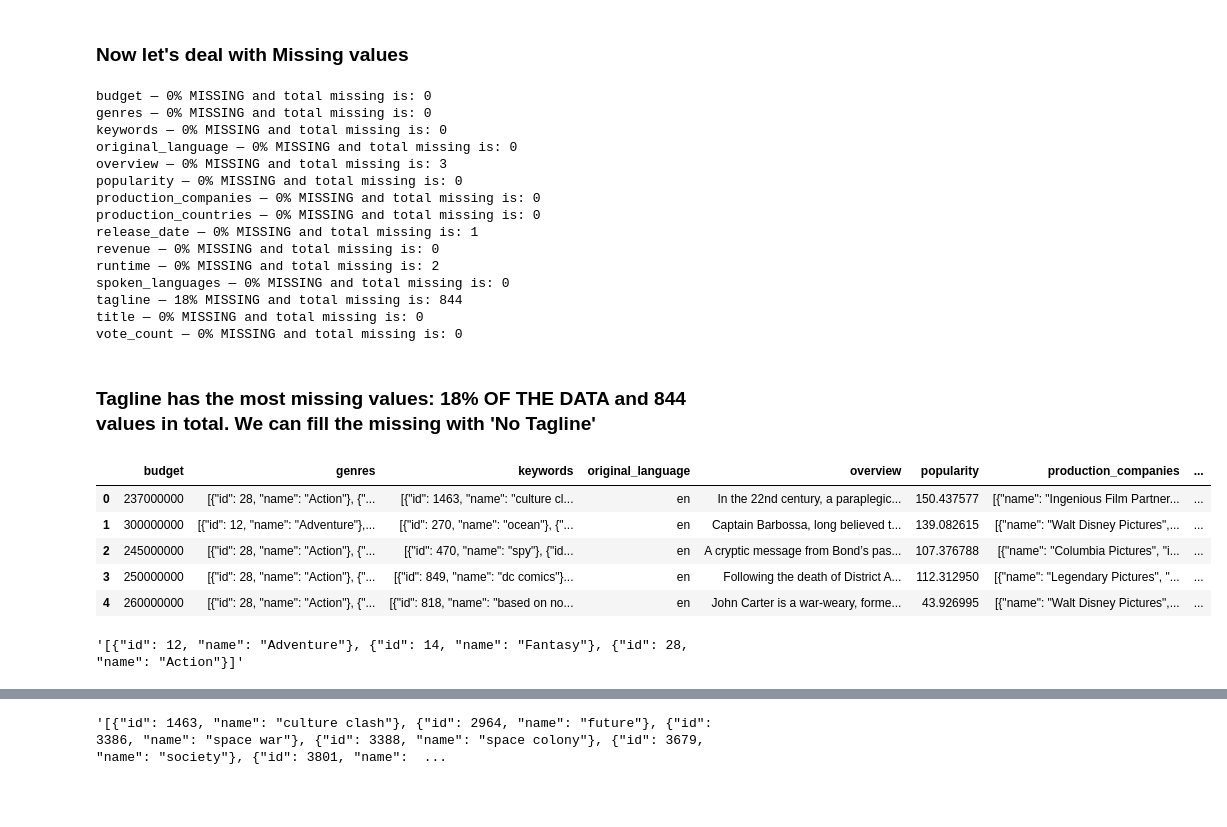
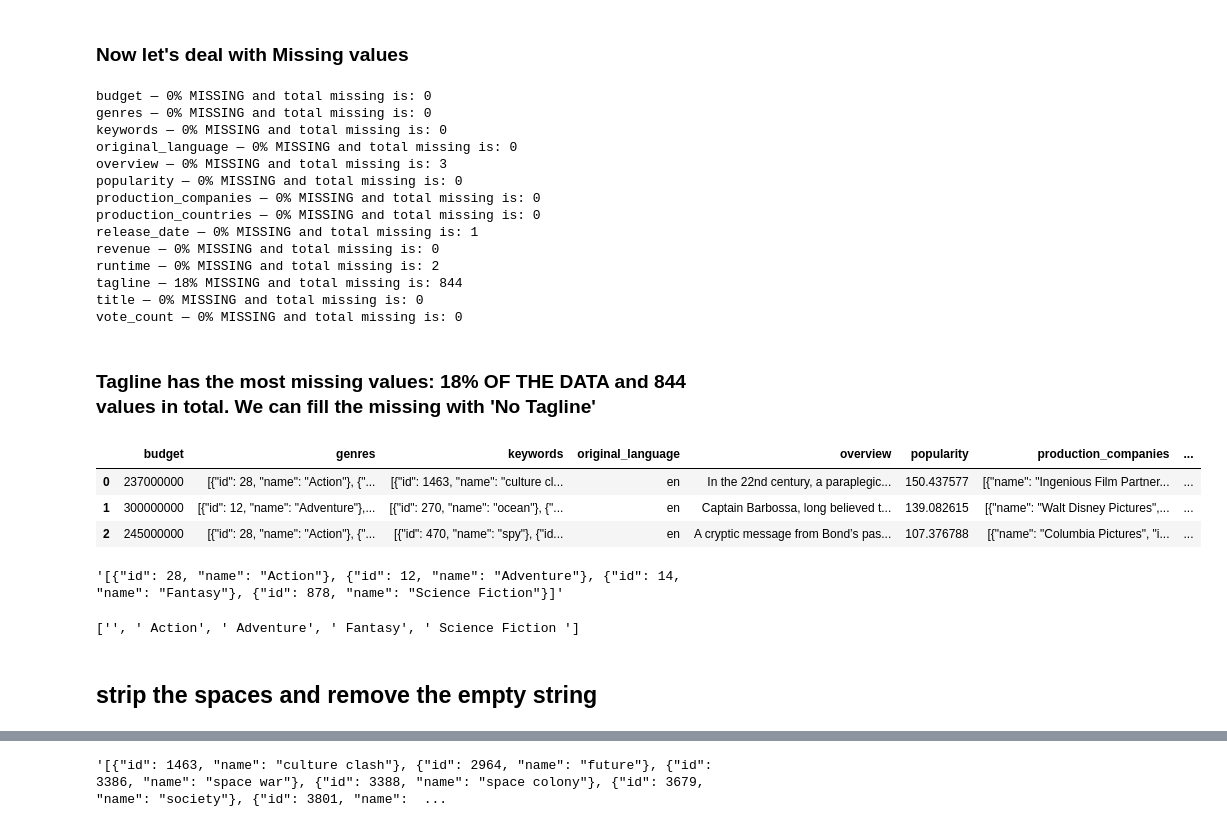
Before and after one commit to AminuAhmadh/data-analysis, a Jupyter notebook: data-cleaning/tmdb.ipynb, the cells around one changed output, grey strips where cells are left out. Drawn from its saved outputs; the diff is of its cells as text; code cells hidden in the pictures; blank space fills up the shorter version.

```diff
--- a/data-cleaning/tmdb.ipynb
+++ b/data-cleaning/tmdb.ipynb
@@ -49,7 +37,7 @@ vote_average            float64
 vote_count                int64
 dtype: object
 # %%
-# let's drop unnecessary columns
-cols_to_drop = ['original_title', 'homepage', 'status', 'vote_average', 'id']
+# Drop unnecessary columns
+cols_to_drop = ['original_title', 'homepage', 'status', 'vote_average', 'id', 'spoken_languages']
 movies.drop(cols_to_drop, axis=1, inplace=True)
 # %%
@@ -74,7 +62,6 @@ production_countries — 0% MISSING and total missing is: 0
 release_date — 0% MISSING and total missing is: 1
 revenue — 0% MISSING and total missing is: 0
 runtime — 0% MISSING and total missing is: 2
-spoken_languages — 0% MISSING and total missing is: 0
 tagline — 18% MISSING and total missing is: 844
 title — 0% MISSING and total missing is: 0
 vote_count — 0% MISSING and total missing is: 0
@@ -84,24 +71,20 @@ vote_count — 0% MISSING and total missing is: 0
 movies.tagline.fillna('No Tagline', inplace=True)
 # %%
 # let's drop the remaining rows with missing values
-for column in movies.columns:
-    idx = np.where(pd.isnull(movies[column]))
-    movies.drop(idx[0], inplace=True)
+movies.dropna(axis=0, inplace=True)
 # %%
 # let's take another look at the dataset
-movies.head()
+movies.head(3)
 # %% [output]
 |  | budget | genres | keywords | original_language | overview | popularity | production_companies | ... |
 | 0 | 237000000 | [{"id": 28, "name": "Action"}, {"... | [{"id": 1463, "name": "culture cl... | en | In the 22nd century, a paraplegic... | 150.437577 | [{"name": "Ingenious Film Partner... | ... |
 | 1 | 300000000 | [{"id": 12, "name": "Adventure"},... | [{"id": 270, "name": "ocean"}, {"... | en | Captain Barbossa, long believed t... | 139.082615 | [{"name": "Walt Disney Pictures",... | ... |
 | 2 | 245000000 | [{"id": 28, "name": "Action"}, {"... | [{"id": 470, "name": "spy"}, {"id... | en | A cryptic message from Bond’s pas... | 107.376788 | [{"name": "Columbia Pictures", "i... | ... |
-| 3 | 250000000 | [{"id": 28, "name": "Action"}, {"... | [{"id": 849, "name": "dc comics"}... | en | Following the death of District A... | 112.312950 | [{"name": "Legendary Pictures", "... | ... |
-| 4 | 260000000 | [{"id": 28, "name": "Action"}, {"... | [{"id": 818, "name": "based on no... | en | John Carter is a war-weary, forme... | 43.926995 | [{"name": "Walt Disney Pictures",... | ... |
 # %%
-# we need to extract the value of the key 'name', and store that in a list
-movies['genres'][1]
+# extract the values of the key 'name' in genres column
+movies['genres'][0]
 # %% [output]
-'[{"id": 12, "name": "Adventure"}, {"id": 14, "name": "Fantasy"}, {"id": 28, "name": "Action"}]'
+'[{"id": 28, "name": "Action"}, {"id": 12, "name": "Adventure"}, {"id": 14, "name": "Fantasy"}, {"id": 878, "name": "Science Fiction"}]'
 # %%
 # regex pattern to subtract any non string characters
 pattern = r"[^a-zA-Z_]+"
@@ -118,0 +102,6 @@ movies['genres'] = extract_info(movies['genres'])
+# %%
+movies['genres'][0]
+# %% [output]
+['', ' Action', ' Adventure', ' Fantasy', ' Science Fiction ']
+# %% [markdown]
+## strip the spaces and remove the empty string
```
Also changed, not shown: parts of 37 cells of this notebook, 14 other files.
